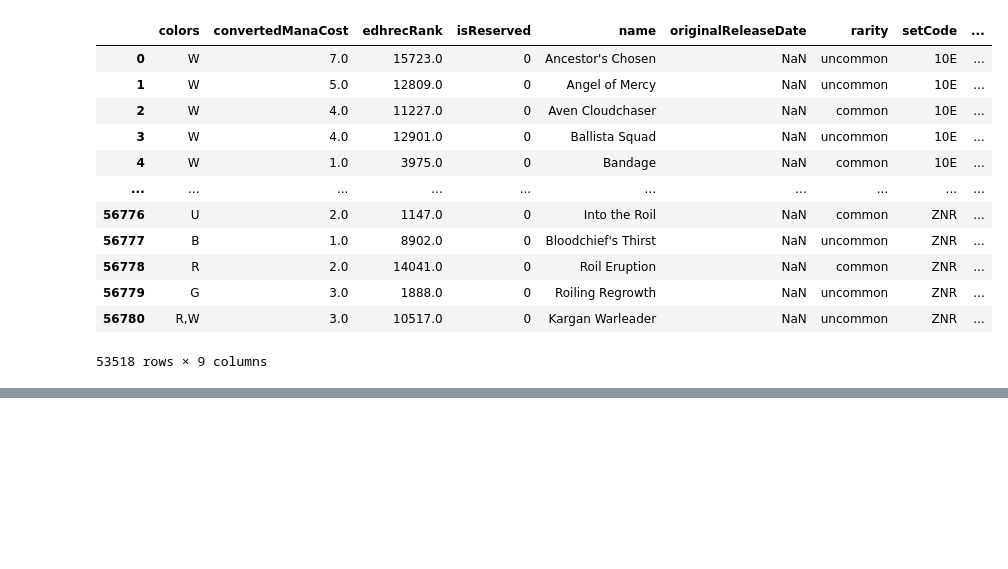
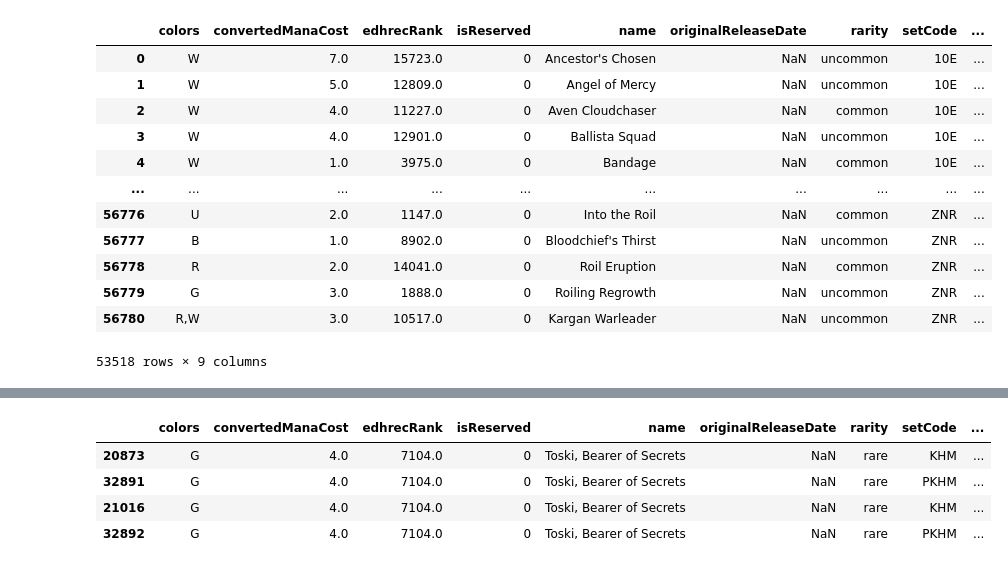
Before and after one commit to Tbone22jack/MTG-Data-viz, a Jupyter notebook: MagicProject2.ipynb, the cells around one changed output, grey strips where cells are left out. Drawn from its saved outputs; the diff is of its cells as text; code cells hidden in the pictures; blank space fills up the shorter version.

```diff
--- a/MagicProject2.ipynb
+++ b/MagicProject2.ipynb
@@ -184,0 +154,8 @@ basics_removed
+# %%
+full_sets.merge(set_info, left_on = 'setCode', right_on = 'setCode').sort_values('releaseDate').loc[full_sets.merge(set_info, left_on = 'setCode', right_on = 'setCode').sort_values('releaseDate')['name'].isin(['Toski, Bearer of Secrets'])]
+# %% [output]
+|  | colors | convertedManaCost | edhrecRank | isReserved | name | originalReleaseDate | rarity | setCode | ... |
+| 20873 | G | 4.0 | 7104.0 | 0 | Toski, Bearer of Secrets | NaN | rare | KHM | ... |
+| 32891 | G | 4.0 | 7104.0 | 0 | Toski, Bearer of Secrets | NaN | rare | PKHM | ... |
+| 21016 | G | 4.0 | 7104.0 | 0 | Toski, Bearer of Secrets | NaN | rare | KHM | ... |
+| 32892 | G | 4.0 | 7104.0 | 0 | Toski, Bearer of Secrets | NaN | rare | PKHM | ... |
```
Also changed, not shown: parts of 14 cells of this notebook.
